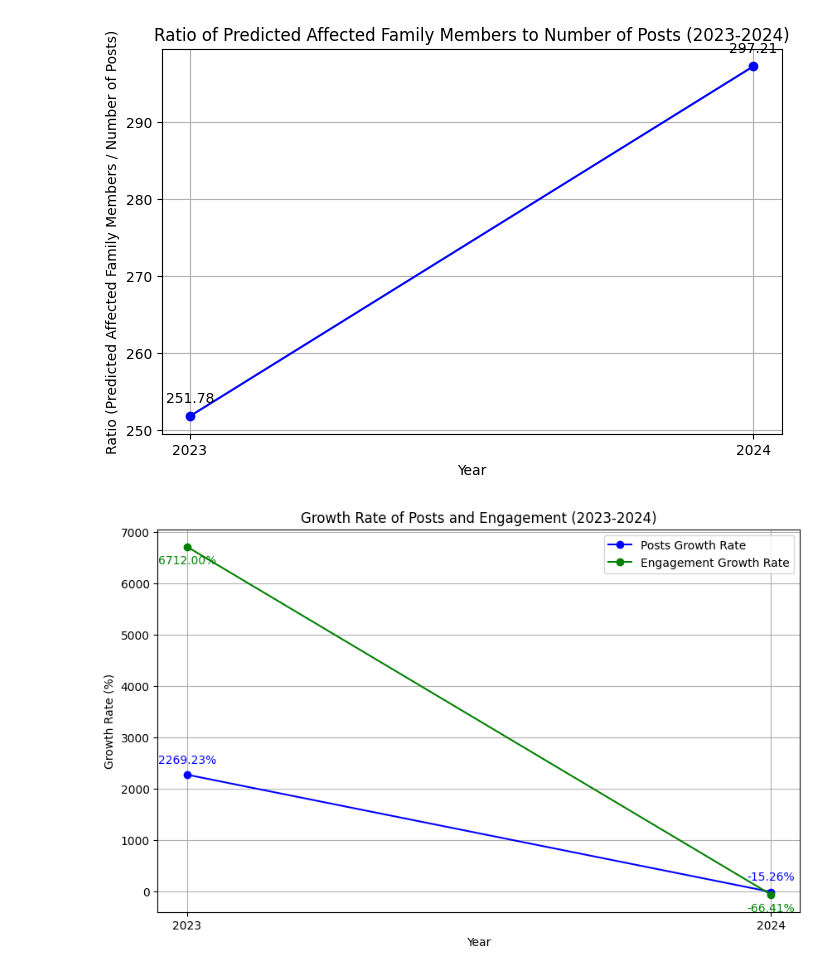
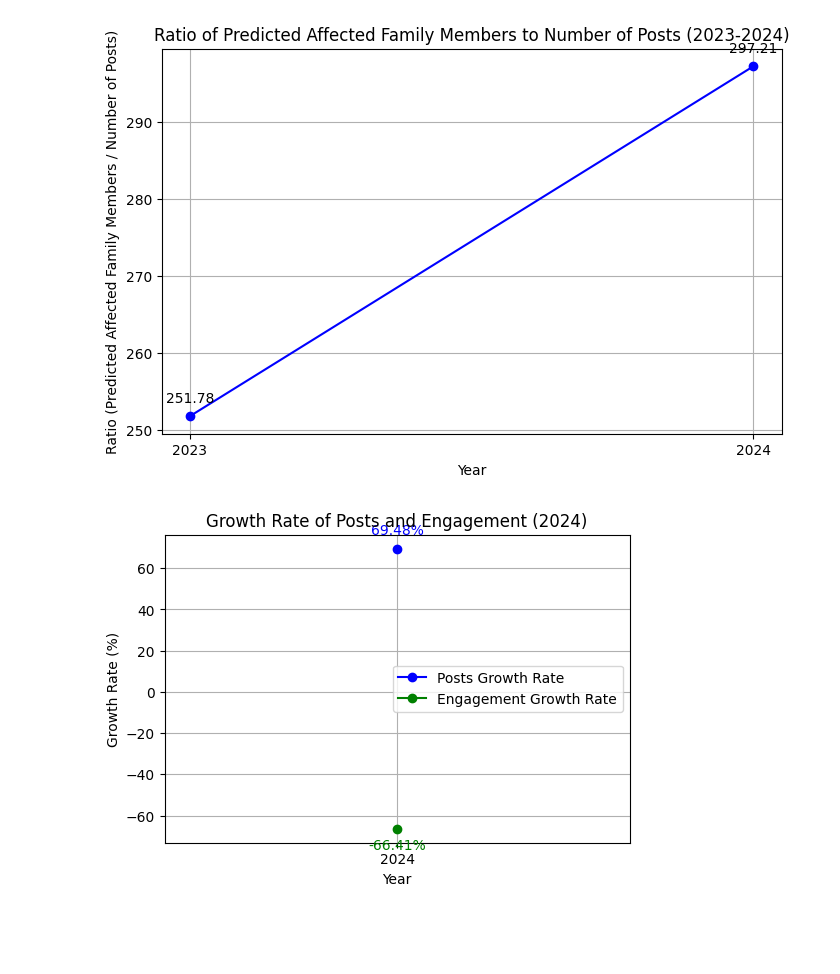
Before and after one commit to StevenDB995/COMP90024_Assignment2_Grp24, a Jupyter notebook: frontend/scenario3.ipynb, the cells around one changed output. Drawn from its saved outputs; the diff is of its cells as text; code cells hidden in the pictures; blank space fills up the shorter version.

```diff
--- a/frontend/senario3.ipynb
+++ b/frontend/scenario3.ipynb
@@ -12,7 +12,6 @@ def search_accounts(tags,field, gte,lte):
     url= f"http://127.0.0.1:9090/mastodon/statuses/search/tags/{tags}/field/{field}?gte={gte_value}&lte={lte_value}"
 
     ResponseMastodonDV = requests.get(url)
-    DVData_json1 = ResponseMastodonDV.json()
     return(ResponseMastodonDV.json())
 
 if __name__ == '__main__':
@@ -20,20 +19,19 @@ if __name__ == '__main__':
     field = "created_at"
     gte_value = "2022-01-01T00:00:01.000Z"
     lte_value = "2024-12-31T11:59:59.000Z"
-    DVData_json1 = search_accounts(tags, field, gte_value,lte_value)
+    DVData_json = search_accounts(tags, field, gte_value,lte_value)
 # %%
 def search_accounts(tags,field, gte,lte):
     url= f"http://127.0.0.1:9090/mastodon/statuses/search/tags/{tags}/field/{field}?gte={gte_value}&lte={lte_value}"
     ResponseMastodonDVF = requests.get(url)
-    FData_json1 = ResponseMastodonDVF.json()
     return(ResponseMastodonDVF.json())
 
 if __name__ == '__main__':
-    tags = 'Female'
+    tags = 'domesticviolence'
     field = "created_at"
     gte_value = "2022-01-01T00:00:01.000Z"
     lte_value = "2024-12-31T11:59:59.000Z"
-    FData_json1 = search_accounts(tags, field, gte_value,lte_value)
+    FData_json = search_accounts(tags, field, gte_value,lte_value)
 # %%
 def search_accounts():
 
@@ -41,11 +39,10 @@ def search_accounts():
 
 
     ResponseSudo = requests.get(url)
-    AffectFamilyMem_json1 = ResponseSudo.json()
     return(ResponseSudo.json())
 
 if __name__ == '__main__':
-    AffectFamilyMem_json1 = search_accounts()
+    AffectFamilyMem_json = search_accounts()
 # %%
 AffectFamilyMem_df = pd.DataFrame(AffectFamilyMem_json['data'])
 DVData_df = pd.DataFrame(DVData_json['data'])
@@ -241,45 +247,45 @@ plt.show()
 [figure]
 # %%
 #Growth Rate of Posts and Engagement (2023-2024)
-# Extract year
+# Extract year from dates
 DVData_df['year'] = pd.to_datetime(DVData_df['created_at']).dt.year
 
 # Calculate the number of posts per year
 annual_posts = DVData_df.groupby('year').size().reset_index(name='total_posts')
+annual_posts.loc[annual_posts['year'] == 2024, 'total_posts'] *= 2
 
-# Calculate the total engagements (favourites, reblogs, and replies) per year
+# Calculate total engagements (favourites, reblogs, and replies) per year
 DVData_df['total_engagement'] = DVData_df['favourites_count'] + DVData_df['reblogs_count'] + DVData_df['replies_count']
 annual_engagement = DVData_df.groupby('year')['total_engagement'].sum().reset_index()
 
-# Calculate the growth rate for each year
+# Calculate growth rates
 annual_posts['growth_rate'] = annual_posts['total_posts'].pct_change() * 100
 annual_engagement['growth_rate'] = annual_engagement['total_engagement'].pct_change() * 100
 
-# Filter data for the years 2023 and 2024 for plotting
-growth_rates = {
-    'year': [2023, 2024],
-    'posts_growth_rate': annual_posts[annual_posts['year'].isin([2023, 2024])]['growth_rate'].values,
-    'engagement_growth_rate': annual_engagement[annual_engagement['year'].isin([2023, 2024])]['growth_rate'].values
+# Filter data for only 2024
+growth_rate_2024 = {
+    'year': [2024],
+    'posts_growth_rate': annual_posts[annual_posts['year'] == 2024]['growth_rate'].values,
+    'engagement_growth_rate': annual_engagement[annual_engagement['year'] == 2024]['growth_rate'].values
 }
-
-growth_rates_df = pd.DataFrame(growth_rates)
+growth_rate_2024_df = pd.DataFrame(growth_rate_2024)
 
 # Plot the line chart
-plt.figure(figsize=(10, 6))
-plt.plot(growth_rates_df['year'], growth_rates_df['posts_growth_rate'], marker='o', linestyle='-', color='blue', label='Posts Growth Rate')
-plt.plot(growth_rates_df['year'], growth_rates_df['engagement_growth_rate'], marker='o', linestyle='-', color='green', label='Engagement Growth Rate')
-plt.title('Growth Rate of Posts and Engagement (2023-2024)')
+plt.figure(figsize=(6, 4))
+plt.plot(growth_rate_2024_df['year'], growth_rate_2024_df['posts_growth_rate'], marker='o', linestyle='-', color='blue', label='Posts Growth Rate')
+plt.plot(growth_rate_2024_df['year'], growth_rate_2024_df['engagement_growth_rate'], marker='o', linestyle='-', color='green', label='Engagement Growth Rate')
+plt.title('Growth Rate of Posts and Engagement (2024)')
 plt.xlabel('Year')
 plt.ylabel('Growth Rate (%)')
-plt.xticks([2023, 2024])
+plt.xticks([2024])  # Ensure x-axis only shows 2024
 plt.legend()
 plt.grid(True)
 
-# Annotate the plot with the ratio values
-for i in range(len(growth_rates_df)):
-    plt.annotate(f"{growth_rates_df['posts_growth_rate'][i]:.2f}%", (growth_rates_df['year'][i], growth_rates_df['posts_growth_rate'][i]), textcoords="offset points", xytext=(0,10), ha='center', color='blue')
-    plt.annotate(f"{growth_rates_df['engagement_growth_rate'][i]:.2f}%", (growth_rates_df['year'][i], growth_rates_df['engagement_growth_rate'][i]), textcoords="offset points", xytext=(0,-15), ha='center', color='green')
+# Annotate the plot with data labels
+for i in range(len(growth_rate_2024_df)):
+    plt.annotate(f"{growth_rate_2024_df['posts_growth_rate'][i]:.2f}%", (growth_rate_2024_df['year'][i], growth_rate_2024_df['posts_growth_rate'][i]), textcoords="offset points", xytext=(0,10), ha='center', color='blue')
+    plt.annotate(f"{growth_rate_2024_df['engagement_growth_rate'][i]:.2f}%", (growth_rate_2024_df['year'][i], growth_rate_2024_df['engagement_growth_rate'][i]), textcoords="offset points", xytext=(0,-15), ha='center', color='green')
 
 plt.show()
 # %% [output]
-[figure, old version]
+[figure, new version]
```
Also changed, not shown: parts of 2 cells of this notebook.
